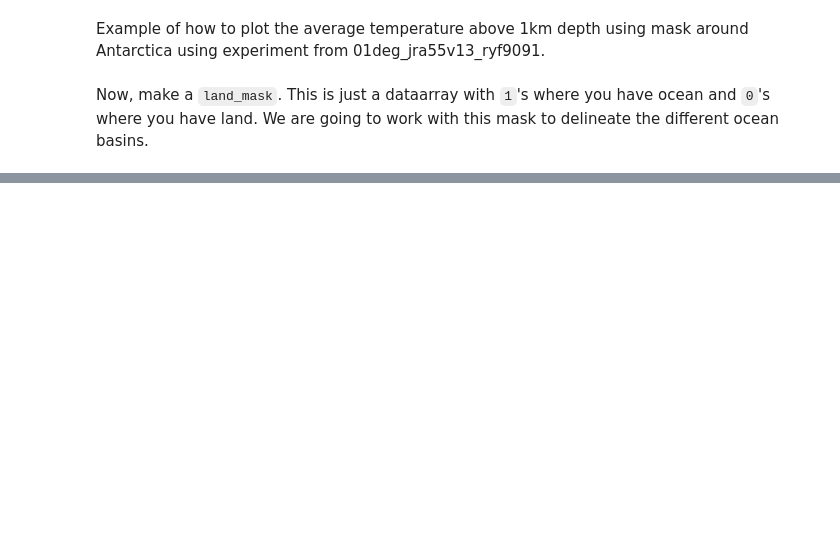
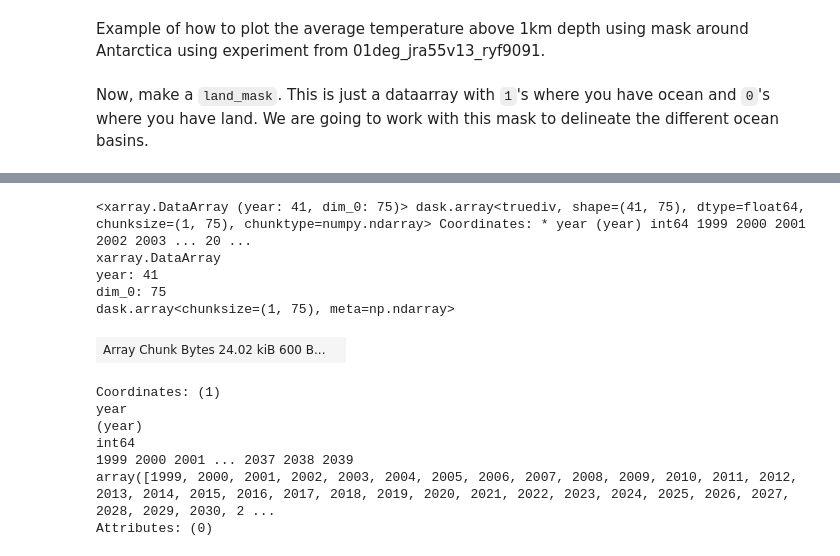
Before and after one commit to Renzo101/Research-Project, a Jupyter notebook: 03_Plotting Average S using 0.1 degree experiment practice for 40 yrs.ipynb, the cells around one changed output, grey strips where cells are left out. Cells and saved outputs as stored; diff of their text form; code cells hidden in the pictures; blank space fills up the shorter version.

```diff
--- a/03_Plotting Average S using 0.1 degree experiment practice for 40 yrs.ipynb
+++ b/03_Plotting Average S using 0.1 degree experiment practice for 40 yrs.ipynb
@@ -211,0 +283,17 @@ plt.legend(loc='upper right', frameon=False, fontsize=10)
+# %%
+salt_thickness_shelf_Mertz_mean = salt_thickness_shelf_Mertz.mean(("xt_ocean","yt_ocean"))
+salt_thickness_shelf_Mertz_mean
+# %% [output]
+<xarray.DataArray (year: 41, dim_0: 75)> dask.array<truediv, shape=(41, 75), dtype=float64, chunksize=(1, 75), chunktype=numpy.ndarray> Coordinates: * year (year) int64 1999 2000 2001 2002 2003 ... 20 ...
+xarray.DataArray
+year: 41
+dim_0: 75
+dask.array<chunksize=(1, 75), meta=np.ndarray>
+| Array Chunk Bytes 24.02 kiB 600 B... |  |
+Coordinates: (1)
+year
+(year)
+int64
+1999 2000 2001 ... 2037 2038 2039
+array([1999, 2000, 2001, 2002, 2003, 2004, 2005, 2006, 2007, 2008, 2009, 2010, 2011, 2012, 2013, 2014, 2015, 2016, 2017, 2018, 2019, 2020, 2021, 2022, 2023, 2024, 2025, 2026, 2027, 2028, 2029, 2030, 2 ...
+Attributes: (0)
```
Also changed, not shown: parts of 19 cells of this notebook, 4 other files.
